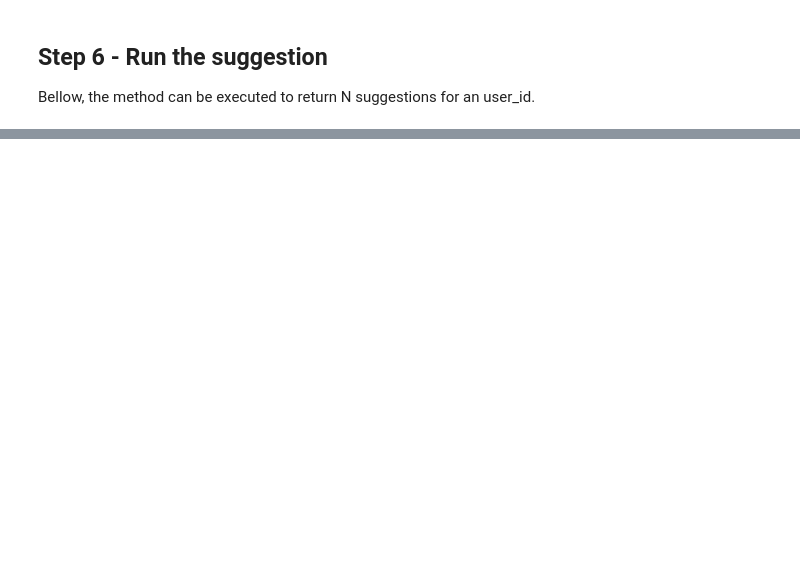
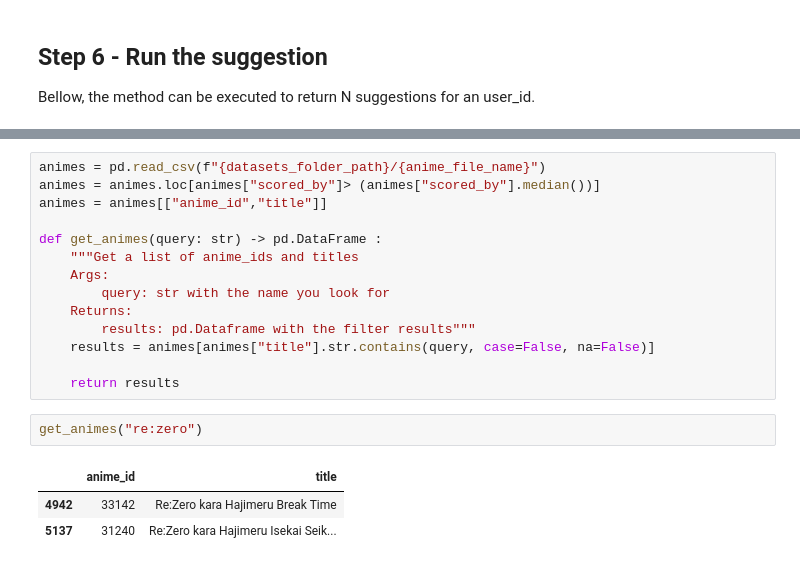
Before and after one commit to ulissesjnr/AInime-suggestions, a Jupyter notebook: cosine_similarity.ipynb, the cells around one changed output, grey strips where cells are left out. Cells and saved outputs as stored; diff of their text form; blank space fills up the shorter version.

```diff
--- a/cosine_similarity.ipynb
+++ b/cosine_similarity.ipynb
@@ -254,0 +270,20 @@ dtype: float64
+# %%
+animes = pd.read_csv(f"{datasets_folder_path}/{anime_file_name}")
+animes = animes.loc[animes["scored_by"]> (animes["scored_by"].median())]
+animes = animes[["anime_id","title"]]
+
+def get_animes(query: str) -> pd.DataFrame :
+    """Get a list of anime_ids and titles
+    Args:
+        query: str with the name you look for
+    Returns:
+        results: pd.Dataframe with the filter results"""
+    results = animes[animes["title"].str.contains(query, case=False, na=False)]
+
+    return results
+# %%
+get_animes("re:zero")
+# %% [output]
+|  | anime_id | title |
+| 4942 | 33142 | Re:Zero kara Hajimeru Break Time |
+| 5137 | 31240 | Re:Zero kara Hajimeru Isekai Seik... |
```
Also changed, not shown: parts of 7 cells of this notebook, 2 other files.
